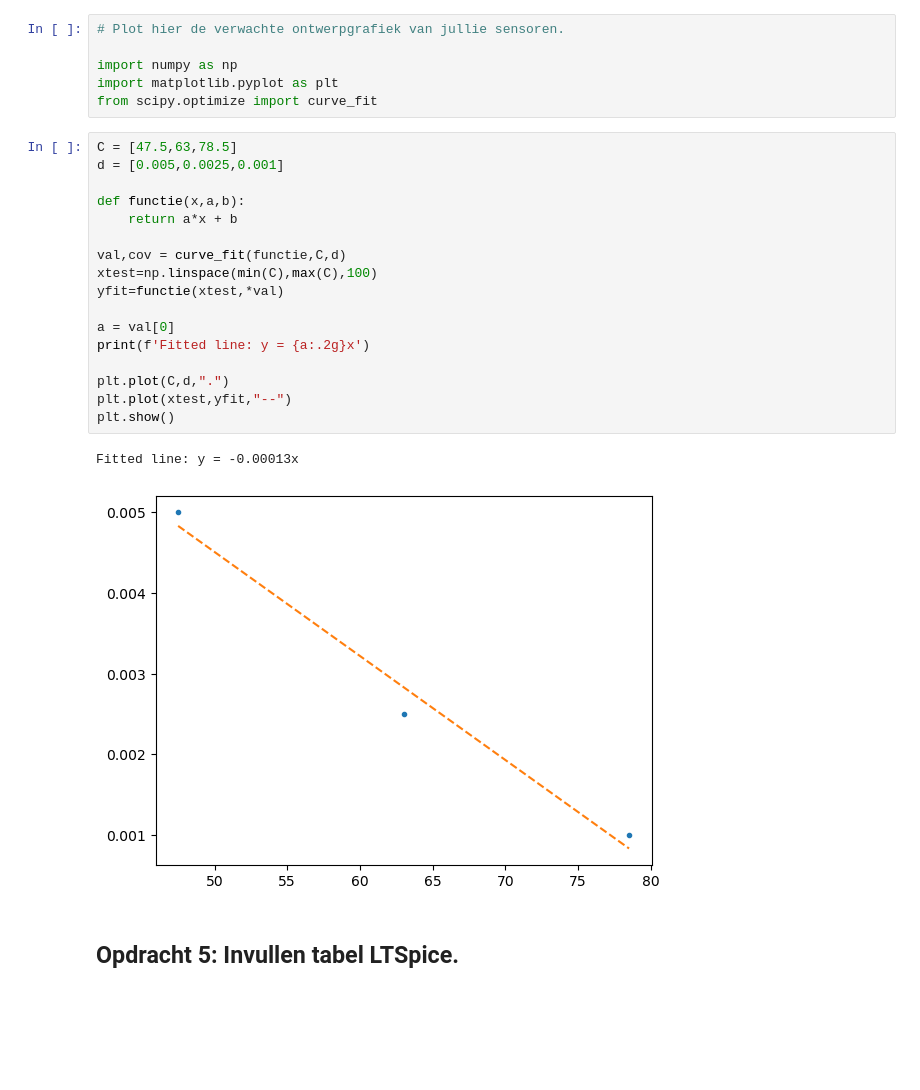
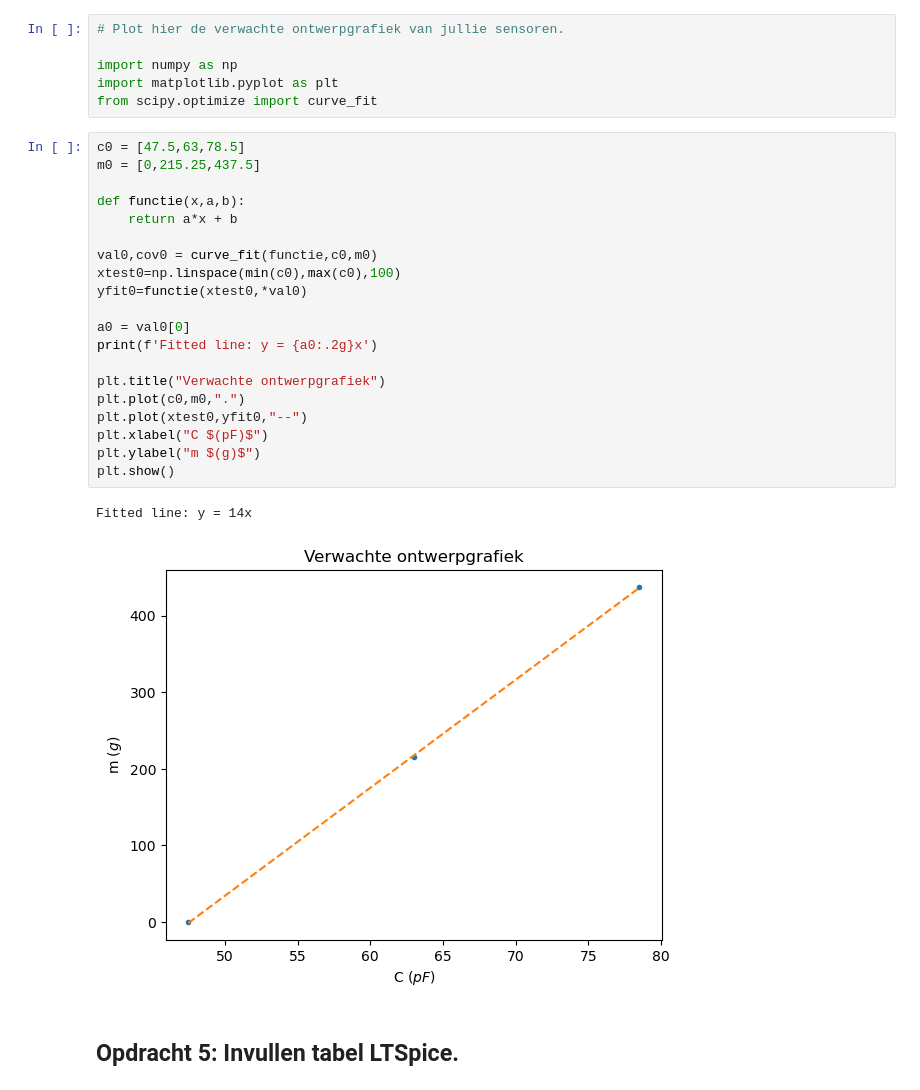
Before and after one commit to ElisabethMijnders/opdrachten-DEF-D-EM, a Jupyter notebook: FysiekeOntwerpopdrachten/2OntwerpEenSensorCondensator/DEFOntwerpopdracht2OntwerpEenSensorInvulTemplate.ipynb, the cells around one changed output. Cells and saved outputs as stored; diff of their text form; blank space fills up the shorter version.

```diff
--- a/FysiekeOntwerpopdrachten/2OntwerpEenSensorCondensator/DEFOntwerpopdracht2OntwerpEenSensorInvulTemplate.ipynb
+++ b/FysiekeOntwerpopdrachten/2OntwerpEenSensorCondensator/DEFOntwerpopdracht2OntwerpEenSensorInvulTemplate.ipynb
@@ -90,25 +90,28 @@ import numpy as np
 import matplotlib.pyplot as plt
 from scipy.optimize import curve_fit
 # %%
-C = [47.5,63,78.5]
-d = [0.005,0.0025,0.001]
+c0 = [47.5,63,78.5]
+m0 = [0,215.25,437.5]
 
 def functie(x,a,b):
     return a*x + b
 
-val,cov = curve_fit(functie,C,d)
-xtest=np.linspace(min(C),max(C),100)
-yfit=functie(xtest,*val)
+val0,cov0 = curve_fit(functie,c0,m0)
+xtest0=np.linspace(min(c0),max(c0),100)
+yfit0=functie(xtest0,*val0)
 
-a = val[0]
-print(f'Fitted line: y = {a:.2g}x')
+a0 = val0[0]
+print(f'Fitted line: y = {a0:.2g}x')
 
-plt.plot(C,d,".")
-plt.plot(xtest,yfit,"--")
+plt.title("Verwachte ontwerpgrafiek")
+plt.plot(c0,m0,".")
+plt.plot(xtest0,yfit0,"--")
+plt.xlabel("C $(pF)$")
+plt.ylabel("m $(g)$")
 plt.show()
 # %% [output]
-Fitted line: y = -0.00013x
+Fitted line: y = 14x
-[figure, old version]
+[figure, new version]
 # %% [markdown]
 ## Opdracht 5: Invullen tabel LTSpice.
 # %% [markdown]
```
Also changed, not shown: parts of 10 cells of this notebook, 5 other files.
